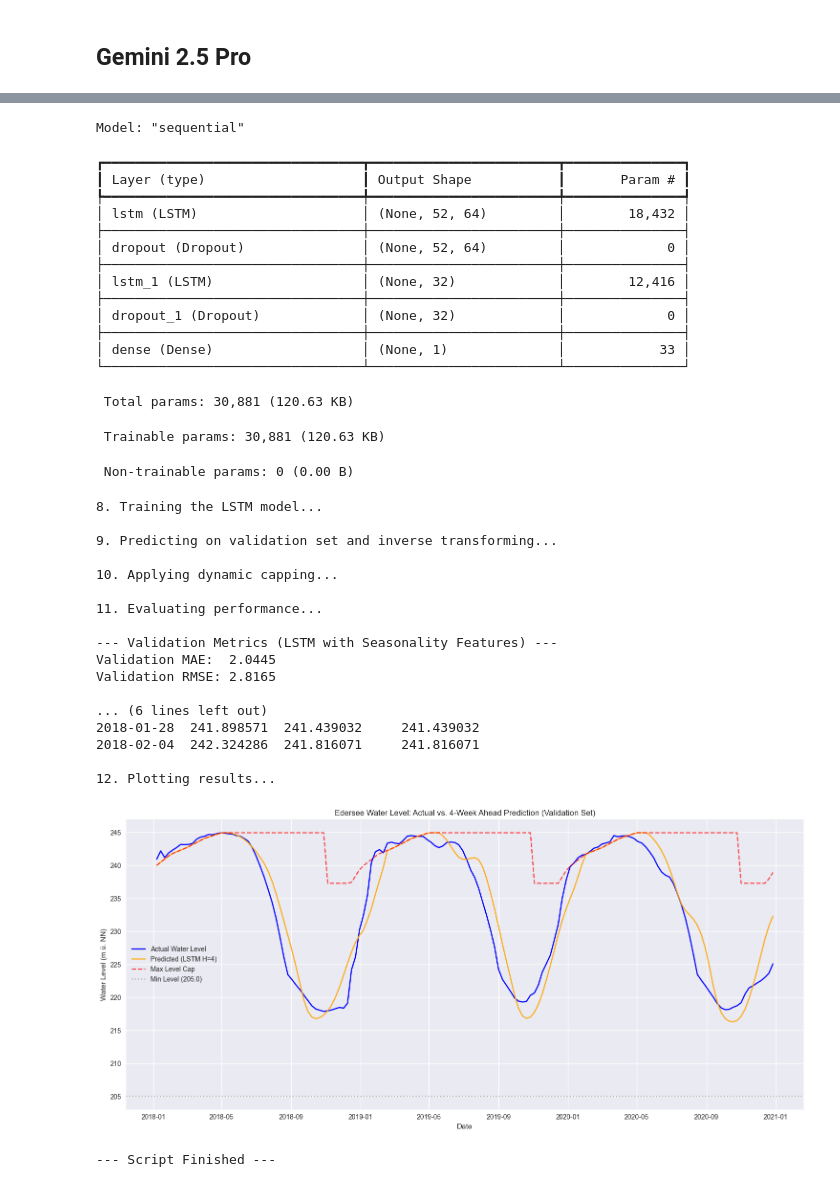
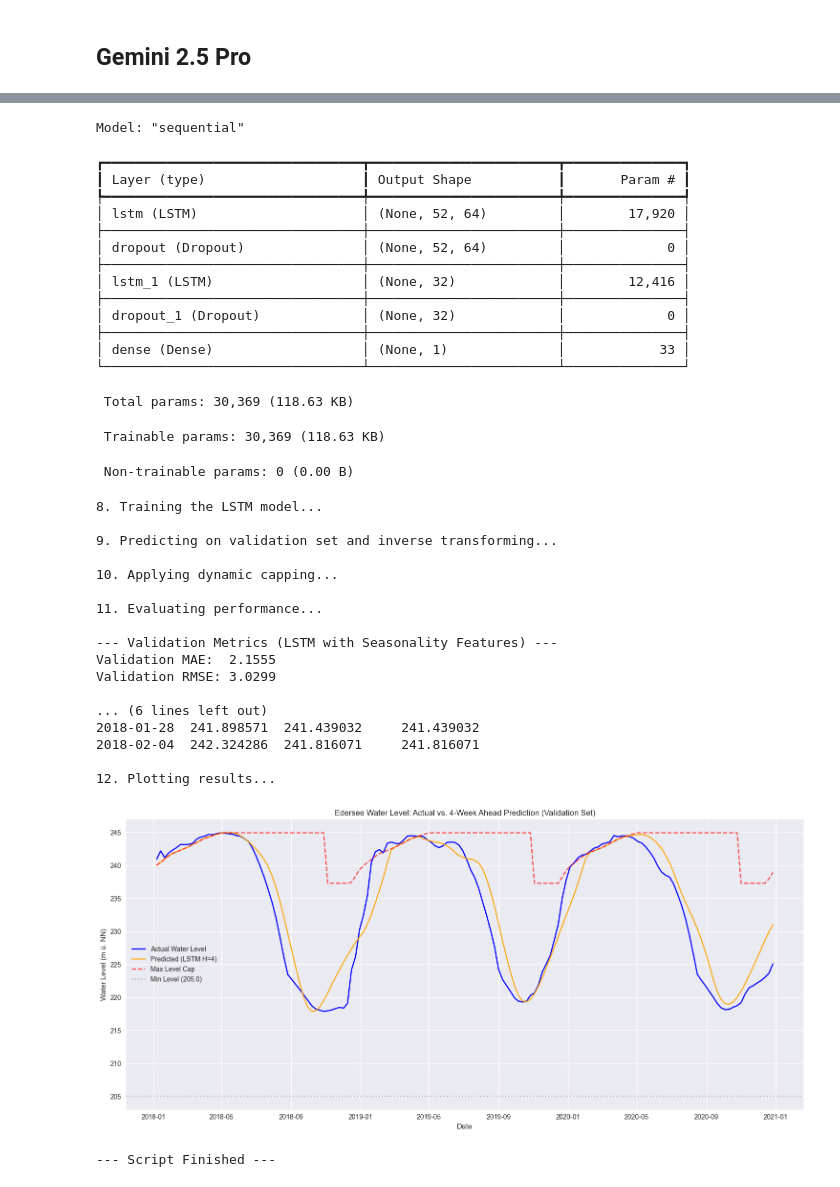
Before and after one commit to Marius-Knipp/edersee-water-prediction, a Jupyter notebook: notebooks/LSTM.ipynb, the cells around one changed output, grey strips where cells are left out. Drawn from its saved outputs; the diff is of its cells as text; code cells hidden in the pictures.

```diff
--- a/notebooks/LSTM.ipynb
+++ b/notebooks/LSTM.ipynb
@@ -546,7 +588,7 @@ print("Dynamic max level series computed.")
 print("\n3. Engineering features (Fourier, Cyclical Week)...")
 
 # Precompute Fourier features (annual seasonality)
-periods = [52, 26] # Weeks in a year
+periods = [52] # Weeks in a year
 t = np.arange(len(weekly_df))
 fourier_terms = pd.DataFrame(index=weekly_df.index)
 for P in periods:
@@ -861,37 +903,37 @@ Number of validation prediction dates: 156
 7. Defining the LSTM model...
 Model: "sequential"
 ┏━━━━━━━━━━━━━━━━━━━━━━━━━━━━━━━━━┳━━━━━━━━━━━━━━━━━━━━━━━━┳━━━━━━━━━━━━━━━┓
 ┃ Layer (type)                    ┃ Output Shape           ┃       Param # ┃
 ┡━━━━━━━━━━━━━━━━━━━━━━━━━━━━━━━━━╇━━━━━━━━━━━━━━━━━━━━━━━━╇━━━━━━━━━━━━━━━┩
-│ lstm (LSTM)                     │ (None, 52, 64)         │        18,432 │
+│ lstm (LSTM)                     │ (None, 52, 64)         │        17,920 │
 ├─────────────────────────────────┼────────────────────────┼───────────────┤
 │ dropout (Dropout)               │ (None, 52, 64)         │             0 │
 ├─────────────────────────────────┼────────────────────────┼───────────────┤
 │ lstm_1 (LSTM)                   │ (None, 32)             │        12,416 │
 ├─────────────────────────────────┼────────────────────────┼───────────────┤
 │ dropout_1 (Dropout)             │ (None, 32)             │             0 │
 ├─────────────────────────────────┼────────────────────────┼───────────────┤
 │ dense (Dense)                   │ (None, 1)              │            33 │
 └─────────────────────────────────┴────────────────────────┴───────────────┘
- Total params: 30,881 (120.63 KB)
+ Total params: 30,369 (118.63 KB)
- Trainable params: 30,881 (120.63 KB)
+ Trainable params: 30,369 (118.63 KB)
  Non-trainable params: 0 (0.00 B)
 8. Training the LSTM model...
 
 9. Predicting on validation set and inverse transforming...
 
 10. Applying dynamic capping...
 
 11. Evaluating performance...
 
 --- Validation Metrics (LSTM with Seasonality Features) ---
-Validation MAE:  2.0445
-Validation RMSE: 2.8165
+Validation MAE:  2.1555
+Validation RMSE: 3.0299
 
 ... (6 lines left out)
 2018-01-28  241.898571  241.439032     241.439032
 2018-02-04  242.324286  241.816071     241.816071
 
 12. Plotting results...
-[figure, old version]
+[figure, new version]
 --- Script Finished ---
```
Also changed, not shown: parts of 3 cells of this notebook.
